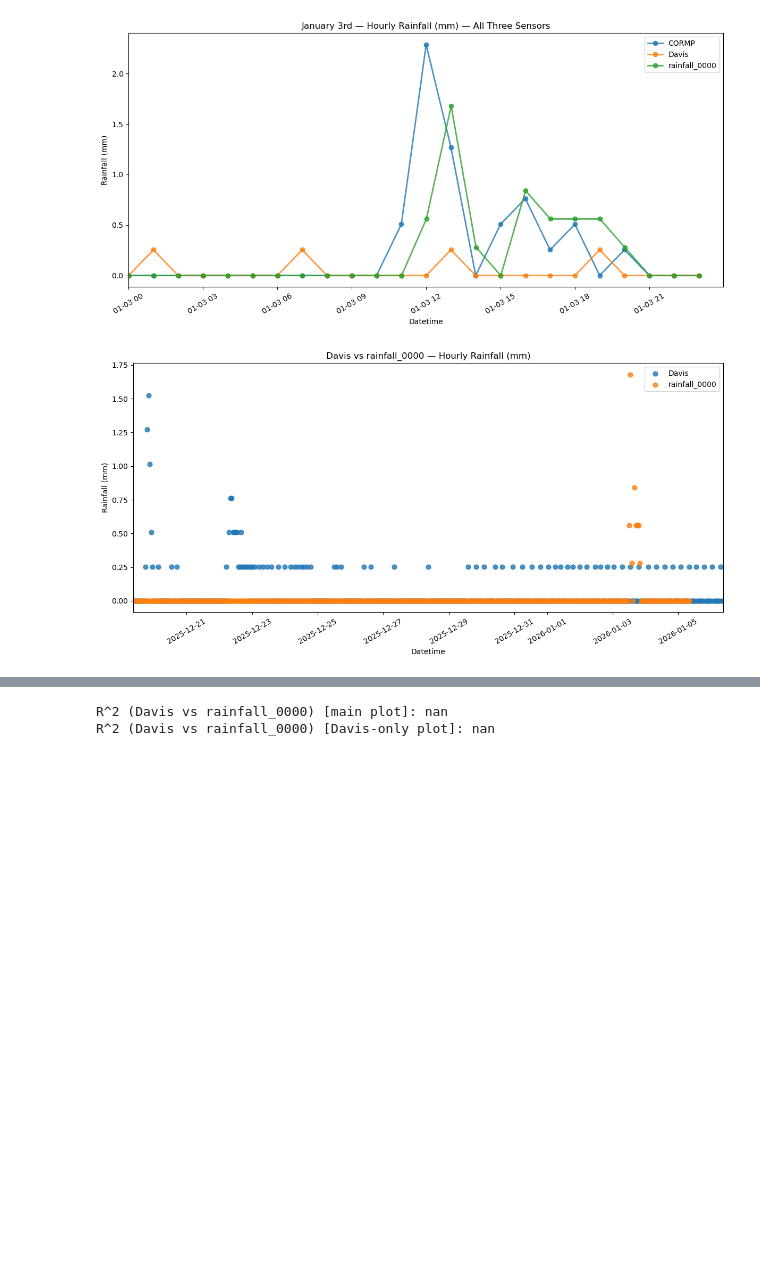
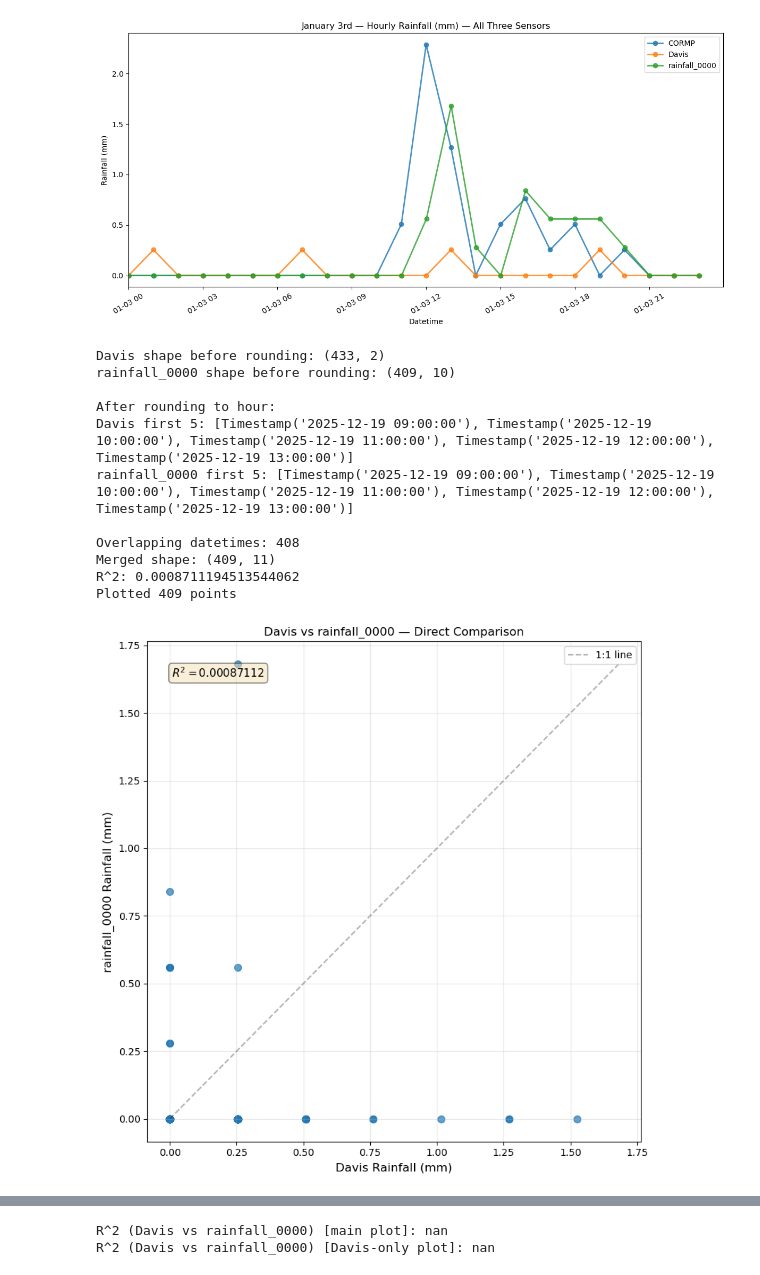
Before and after one commit to COAST-Lab/Open-Water-Level-and-Rainfall-Sensor, a Jupyter notebook: Data Analysis/practiceAnalysis.ipynb, the cells around one changed output, grey strips where cells are left out. Saved outputs shown, nothing was run; the diff lists cells and outputs as text; code cells hidden in the pictures; blank space fills up the shorter version.

```diff
--- a/Data Analysis/practiceAnalysis.ipynb
+++ b/Data Analysis/practiceAnalysis.ipynb
@@ -175,48 +175,86 @@ plt.show()
 # %% [output]
 [figure]
 # %%
-# Compare only `precip_Davis` and `rainfall_0000`
-# This re-uses `load_and_process` defined above to produce hourly series and then plots them
+# Compare Davis and rainfall_0000 directly
+# Plot Davis on X-axis and rainfall_0000 on Y-axis
 
-# produce hourly series (these calls are quick since files are already read earlier, but keep them for standalone use)
 davis_only = load_and_process(file_2, assume_inches=True, already_hourly=False)
 rain0_only = load_and_process(file_3, assume_inches=False, already_hourly=True)
 
 start = pd.to_datetime('2025-12-19 09:00')
 end = pd.to_datetime('2026-01-06 09:00')
 
 davis_only = davis_only[(davis_only['datetime'] >= start) & (davis_only['datetime'] <= end)].reset_index(drop=True)
 rain0_only = rain0_only[(rain0_only['datetime'] >= start) & (rain0_only['datetime'] <= end)].reset_index(drop=True)
 
-# compute R^2 between Davis and rainfall_0000 (align on datetime)
+print(f"Davis shape before rounding: {davis_only.shape}")
+print(f"rainfall_0000 shape before rounding: {rain0_only.shape}")
+
+# Round both to nearest HOUR to align hourly data (discard minutes and seconds)
+davis_only['datetime'] = davis_only['datetime'].dt.floor('H')
+rain0_only['datetime'] = rain0_only['datetime'].dt.floor('H')
+
+print(f"\nAfter rounding to hour:")
+print(f"Davis first 5: {davis_only['datetime'].head().tolist()}")
+print(f"rainfall_0000 first 5: {rain0_only['datetime'].head().tolist()}")
+
+# Check for overlapping datetimes
+davis_dates = set(davis_only['datetime'])
+rain0_dates = set(rain0_only['datetime'])
+overlap = davis_dates.intersection(rain0_dates)
+print(f"\nOverlapping datetimes: {len(overlap)}")
+
+# align datasets on datetime for direct comparison
 merged_dr_only = pd.merge(davis_only, rain0_only, on='datetime', how='inner', suffixes=('_davis','_rain0'))
+print(f"Merged shape: {merged_dr_only.shape}")
+
 if not merged_dr_only.empty:
     corr_only = merged_dr_only['rain_mm_davis'].corr(merged_dr_only['rain_mm_rain0'])
     r2_only = corr_only**2 if pd.notna(corr_only) else float('nan')
+    print(f"R^2: {r2_only}")
 else:
     r2_only = float('nan')
 
-plt.figure(figsize=(12,6))
-if not davis_only.empty:
-    plt.scatter(davis_only['datetime'], davis_only['rain_mm'], label='Davis', s=40, alpha=0.8)
-if not rain0_only.empty:
-    plt.scatter(rain0_only['datetime'], rain0_only['rain_mm'], label='rainfall_0000', s=40, alpha=0.8)
+# Create scatter plot: Davis (X) vs rainfall_0000 (Y)
+plt.figure(figsize=(8,8))
+if not merged_dr_only.empty:
+    plt.scatter(merged_dr_only['rain_mm_davis'], merged_dr_only['rain_mm_rain0'], s=50, alpha=0.7)
+    print(f"Plotted {len(merged_dr_only)} points")
+else:
+    print("No data to plot - no overlapping datetimes found")
 
-plt.xlabel('Datetime')
-plt.ylabel('Rainfall (mm)')
-plt.title('Davis vs rainfall_0000 — Hourly Rainfall (mm)')
-plt.legend()
-plt.xlim(start, end)
+plt.xlabel('Davis Rainfall (mm)', fontsize=12)
+plt.ylabel('rainfall_0000 Rainfall (mm)', fontsize=12)
+plt.title('Davis vs rainfall_0000 — Direct Comparison', fontsize=12)
 
-# annotate R^2 using axis coords
+# add 1:1 reference line
+if not merged_dr_only.empty:
+    max_val = max(merged_dr_only['rain_mm_davis'].max(), merged_dr_only['rain_mm_rain0'].max())
+    plt.plot([0, max_val], [0, max_val], 'k--', alpha=0.3, label='1:1 line')
+
+# annotate R^2
 try:
     ax = plt.gca()
-    if pd.notna(r2_only):
-        ax.text(0.02, 0.95, f'$R^2 = {r2_only:.2f}$', transform=ax.transAxes, fontsize=11, va='top')
+    if pd.notna(r2_only) and not merged_dr_only.empty:
+        ax.text(0.05, 0.95, f'$R^2 = {r2_only:.5g}$', transform=ax.transAxes, fontsize=11, va='top', bbox=dict(boxstyle='round', facecolor='wheat', alpha=0.5))
 except Exception:
     pass
 
-plt.xticks(rotation=30)
+if not merged_dr_only.empty:
+    plt.legend()
+plt.grid(True, alpha=0.3)
 plt.tight_layout()
+plt.show()
 # %% [output]
+Davis shape before rounding: (433, 2)
+rainfall_0000 shape before rounding: (409, 10)
+
+After rounding to hour:
+Davis first 5: [Timestamp('2025-12-19 09:00:00'), Timestamp('2025-12-19 10:00:00'), Timestamp('2025-12-19 11:00:00'), Timestamp('2025-12-19 12:00:00'), Timestamp('2025-12-19 13:00:00')]
+rainfall_0000 first 5: [Timestamp('2025-12-19 09:00:00'), Timestamp('2025-12-19 10:00:00'), Timestamp('2025-12-19 11:00:00'), Timestamp('2025-12-19 12:00:00'), Timestamp('2025-12-19 13:00:00')]
+
+Overlapping datetimes: 408
+Merged shape: (409, 11)
+R^2: 0.0008711194513544062
+Plotted 409 points
-[figure, old version]
+[figure, new version]
```
Also changed, not shown: parts of 1 cell of this notebook, 2 other files.
